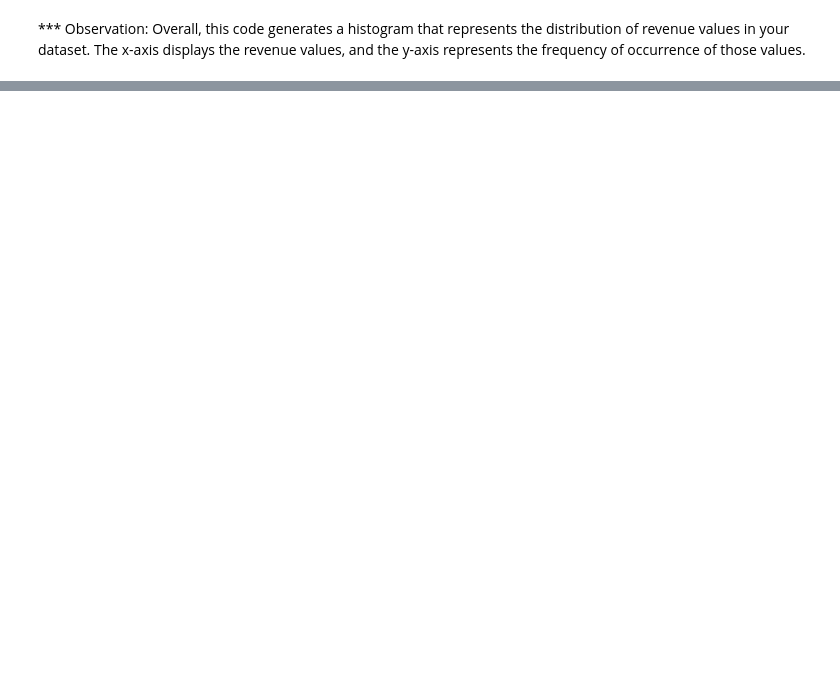
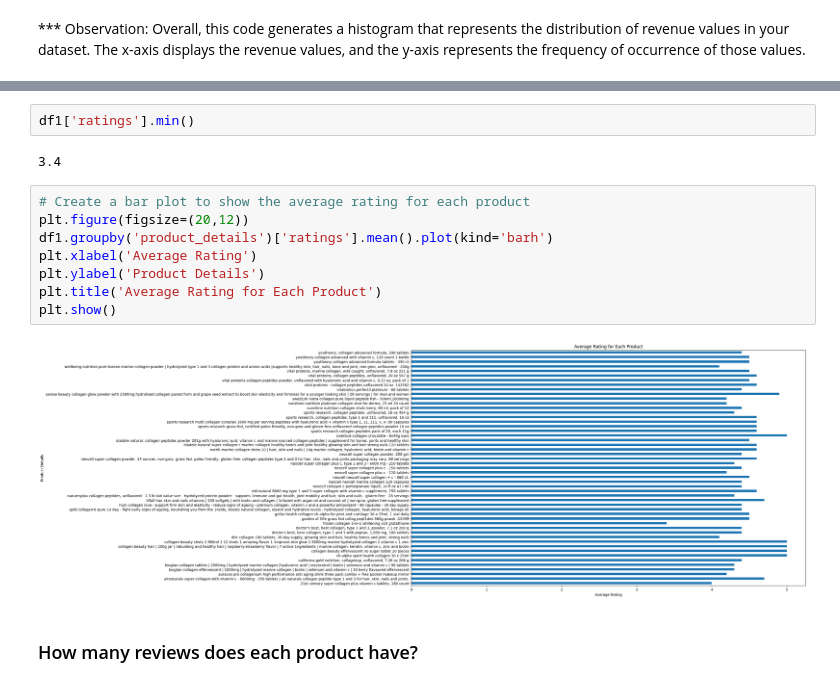
Before and after one commit to ElenaBara21/Portfolio, a Jupyter notebook: Amazon_final.ipynb, the cells around one changed output, grey strips where cells are left out. Drawn from its saved outputs; the diff is of its cells as text; blank space fills up the shorter version.

```diff
--- a/Amazon_final.ipynb
+++ b/Amazon_final.ipynb
@@ -1019,0 +1236,17 @@ plt.show()
+# %%
+df1['ratings'].min()
+# %% [output]
+3.4
+# %%
+# Create a bar plot to show the average rating for each product
+plt.figure(figsize=(20,12))
+df1.groupby('product_details')['ratings'].mean().plot(kind='barh')
+plt.xlabel('Average Rating')
+plt.ylabel('Product Details')
+plt.title('Average Rating for Each Product')
+plt.show()
+# %% [output]
+[figure, added]
+# %% [markdown]
+
+### How many reviews does each product have?
```
Also changed, not shown: parts of 78 cells of this notebook.
